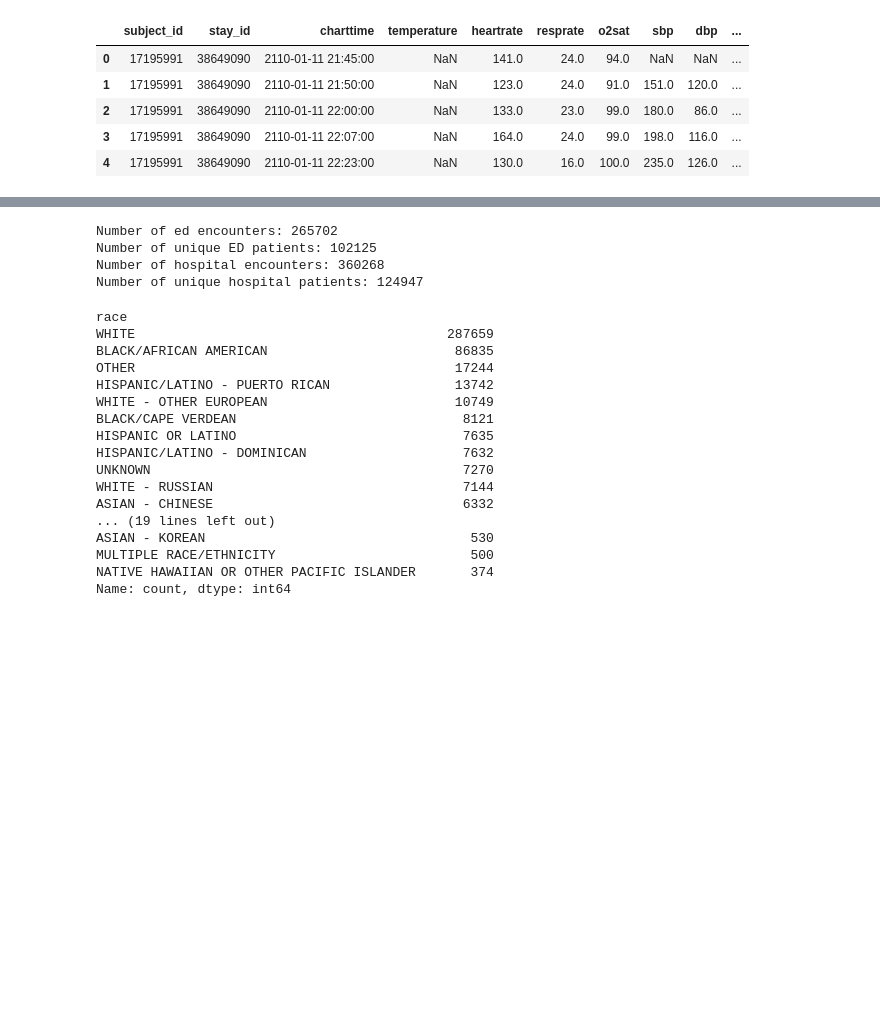
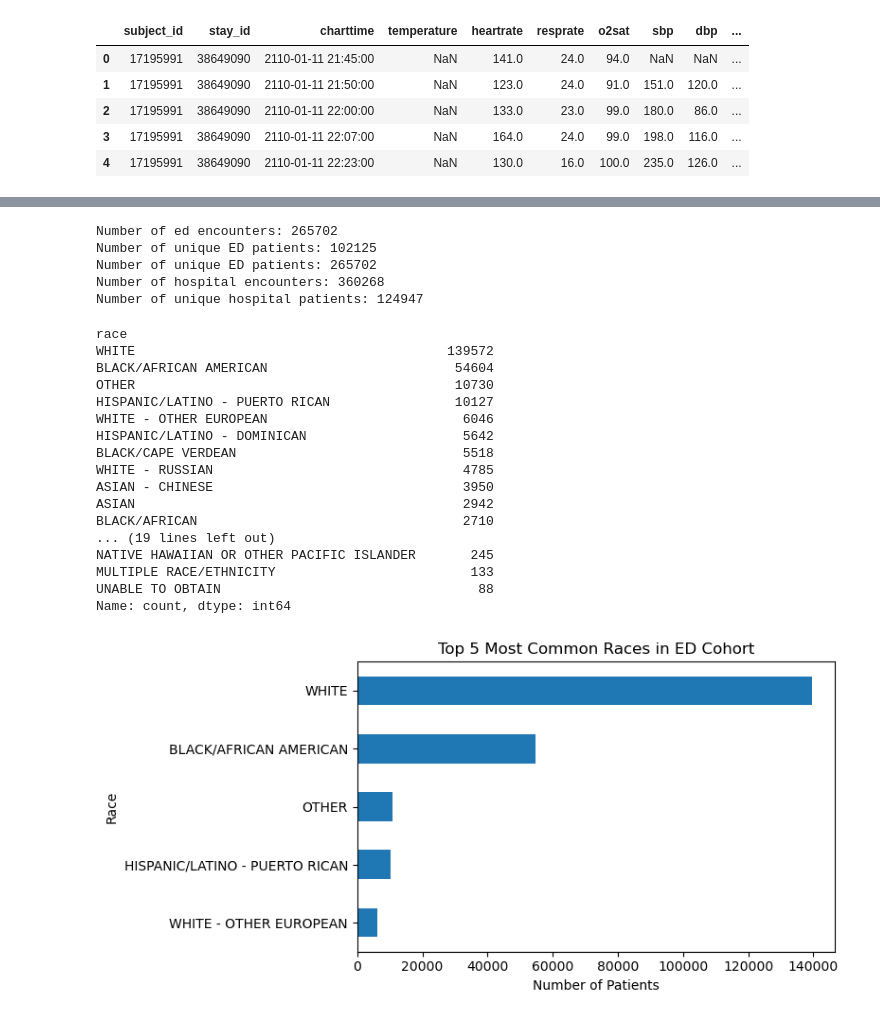
Before and after one commit to brandonng2/CardioTwin, a Jupyter notebook: notebooks/processed_data_eda.ipynb, the cells around one changed output, grey strips where cells are left out. Drawn from its saved outputs; the diff is of its cells as text; code cells hidden in the pictures; blank space fills up the shorter version.

```diff
--- a/notebooks/processed_data_eda.ipynb
+++ b/notebooks/processed_data_eda.ipynb
@@ -54,6 +55,8 @@ clinical_encounters.head()
 ed_encounters = clinical_encounters[clinical_encounters["ed_stay_id"].notna()]
 print("Number of ed encounters:", ed_encounters.shape[0])
 print("Number of unique ED patients:", ed_encounters["subject_id"].nunique())
+print("Number of unique ED patients:", ed_encounters["ed_stay_id"].nunique())
+
 
 hosp_encounters = clinical_encounters[clinical_encounters["hadm_id"].notna()]
 print("Number of hospital encounters:", hosp_encounters.shape[0])
@@ -61,25 +64,41 @@ print("Number of unique hospital patients:", hosp_encounters["subject_id"].nuniq
 # %% [output]
 Number of ed encounters: 265702
 Number of unique ED patients: 102125
+Number of unique ED patients: 265702
 Number of hospital encounters: 360268
 Number of unique hospital patients: 124947
 # %%
-clinical_encounters['race'].value_counts()
+ed_encounters['race'].value_counts()
 # %% [output]
 race
-WHITE                                        287659
-BLACK/AFRICAN AMERICAN                        86835
-OTHER                                         17244
-HISPANIC/LATINO - PUERTO RICAN                13742
-WHITE - OTHER EUROPEAN                        10749
-BLACK/CAPE VERDEAN                             8121
-HISPANIC OR LATINO                             7635
-HISPANIC/LATINO - DOMINICAN                    7632
-UNKNOWN                                        7270
-WHITE - RUSSIAN                                7144
-ASIAN - CHINESE                                6332
+WHITE                                        139572
+BLACK/AFRICAN AMERICAN                        54604
+OTHER                                         10730
+HISPANIC/LATINO - PUERTO RICAN                10127
+WHITE - OTHER EUROPEAN                         6046
+HISPANIC/LATINO - DOMINICAN                    5642
+BLACK/CAPE VERDEAN                             5518
+WHITE - RUSSIAN                                4785
+ASIAN - CHINESE                                3950
+ASIAN                                          2942
+BLACK/AFRICAN                                  2710
 ... (19 lines left out)
-ASIAN - KOREAN                                  530
-MULTIPLE RACE/ETHNICITY                         500
-NATIVE HAWAIIAN OR OTHER PACIFIC ISLANDER       374
+NATIVE HAWAIIAN OR OTHER PACIFIC ISLANDER       245
+MULTIPLE RACE/ETHNICITY                         133
+UNABLE TO OBTAIN                                 88
 Name: count, dtype: int64
+# %%
+race_counts = ed_encounters['race'].value_counts().head(5)
+
+fig, ax = plt.subplots(figsize=(8, 4))
+race_counts.plot(kind='barh', ax=ax)
+
+ax.set_xlabel("Number of Patients")
+ax.set_ylabel("Race")
+ax.set_title("Top 5 Most Common Races in ED Cohort")
+ax.invert_yaxis()
+
+plt.tight_layout()
+plt.show()
+# %% [output]
+[figure, added]
```
Also changed, not shown: parts of 12 cells of this notebook.
